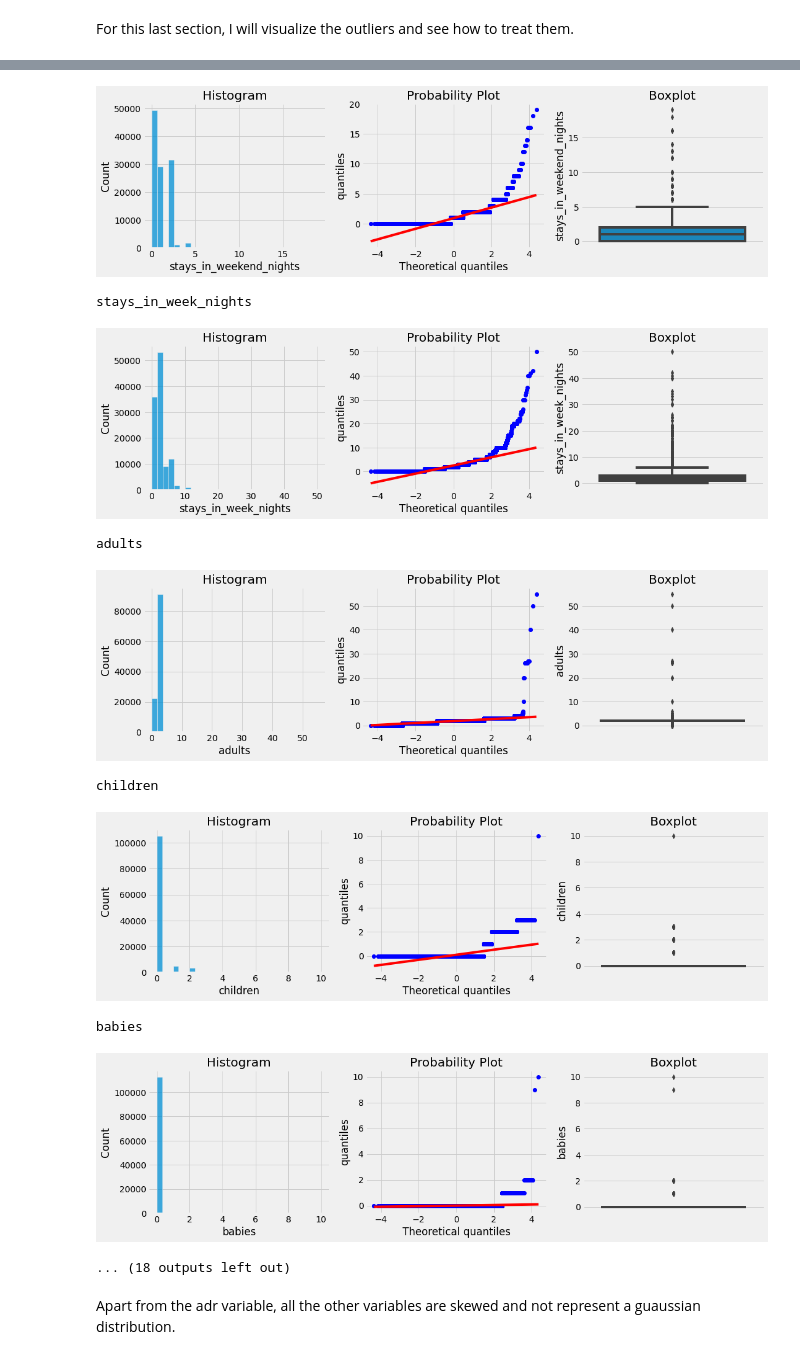
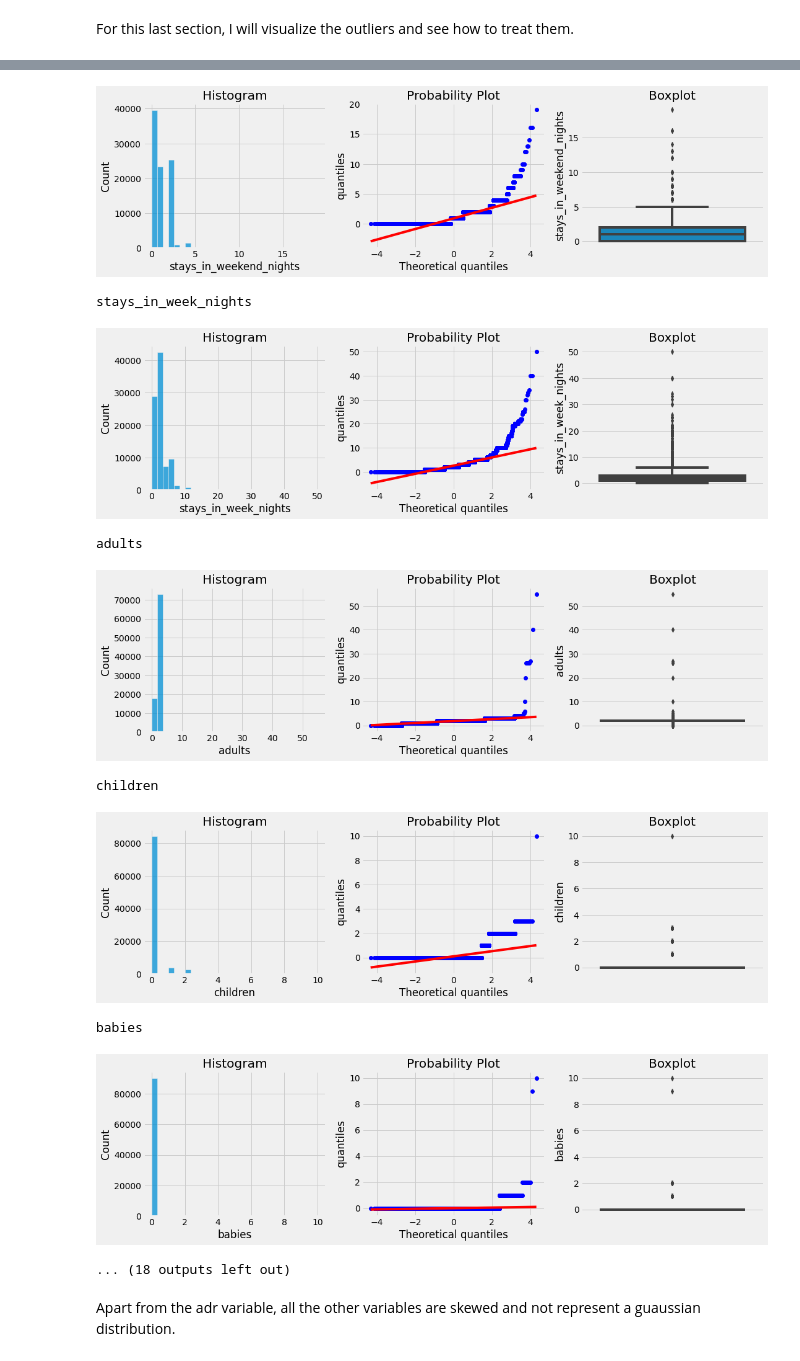
Before and after one commit to dajebbar/zoomcampML, a Jupyter notebook: midTermproject/notebook.ipynb, the cells around one changed output, grey strips where cells are left out. Drawn from its saved outputs; the diff is of its cells as text; code cells hidden in the pictures.

```diff
--- a/midTermproject/notebook.ipynb
+++ b/midTermproject/notebook.ipynb
@@ -1023,10 +1087,10 @@ Let's deal with Rare Labels.
 # %% [markdown]
 #### **Rare Labels**
 # %%
-total_booking = len(df_train)
+total_booking = len(X_train)
 
 for col in categorical:
-    temp_df = pd.Series(df_train[col].value_counts() / total_booking)
+    temp_df = pd.Series(X_train[col].value_counts() / total_booking)
 
     fig = temp_df.head(20).sort_values(ascending=False).plot.bar()
     fig.set_xlabel(col)
@@ -1071,7 +1135,7 @@ rare_encoder = RareLabelEncoder(
     variables=cat_rare # variables to re-group
 )
 # %%
-rare_encoder.fit(df_train[cat_rare])
+rare_encoder.fit(X_train[cat_rare])
 # %% [output]
 RareLabelEncoder(n_categories=3,
                  variables=['meal', 'country', 'market_segment',
@@ -1103,6 +1167,7 @@ rare_encoder.encoder_dict_
  'customer_type': Index(['Transient', 'Transient-Party'], dtype='object')}
 # %%
-df_train[cat_rare] = rare_encoder.transform(df_train[cat_rare])
+X_train[cat_rare] = rare_encoder.transform(X_train[cat_rare])
+X_dev[cat_rare] = rare_encoder.transform(X_dev[cat_rare])
 df_test[cat_rare] = rare_encoder.transform(df_test[cat_rare])
 # %%
 # labels only in train set
@@ -1200,7 +1268,7 @@ from sklearn.preprocessing import LabelEncoder
 d = defaultdict(LabelEncoder)
 
 # Encoding the variable
-df_train[categorical] = df_train[categorical].apply(lambda x: d[x.name].fit_transform(x))
-
+X_train[categorical] = X_train[categorical].apply(lambda x: d[x.name].fit_transform(x))
+X_dev[categorical] = X_dev[categorical].apply(lambda x: d[x.name].transform(x))
 # # Using the dictionary to encode future data
 df_test[categorical] = df_test[categorical].apply(lambda x: d[x.name].transform(x))
@@ -1264,7 +1328,7 @@ def diagnostic_plots(df, variable):
 # %%
 for col in numerical:
   print(col)
-  diagnostic_plots(df_train, col)
+  diagnostic_plots(X_train, col)
   print()
 # %% [output]
 lead_time
@@ -1272,13 +1336,13 @@ lead_time
 stays_in_weekend_nights
-[figure, old version]
+[figure, new version]
 stays_in_week_nights
-[figure, old version]
+[figure, new version]
 adults
-[figure, old version]
+[figure, new version]
 children
-[figure, old version]
+[figure, new version]
 babies
-[figure, old version]
+[figure, new version]
 ... (18 outputs left out)
 # %% [markdown]
 Apart from the adr variable, all the other variables are skewed and not represent a guaussian distribution.
```
Also changed, not shown: parts of 91 cells of this notebook.
